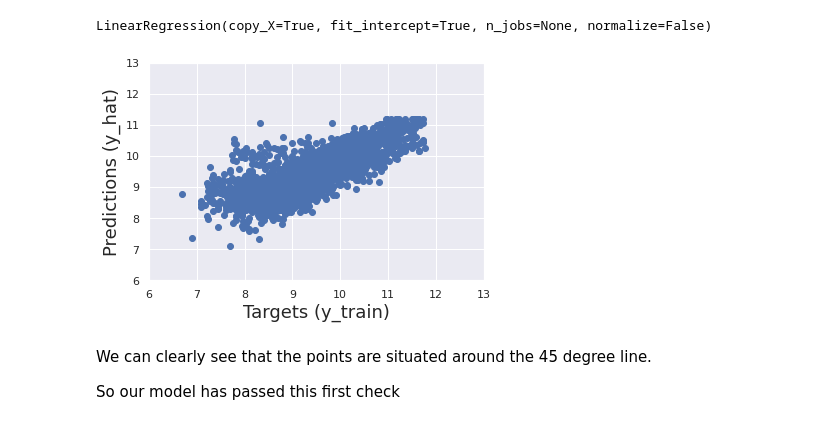
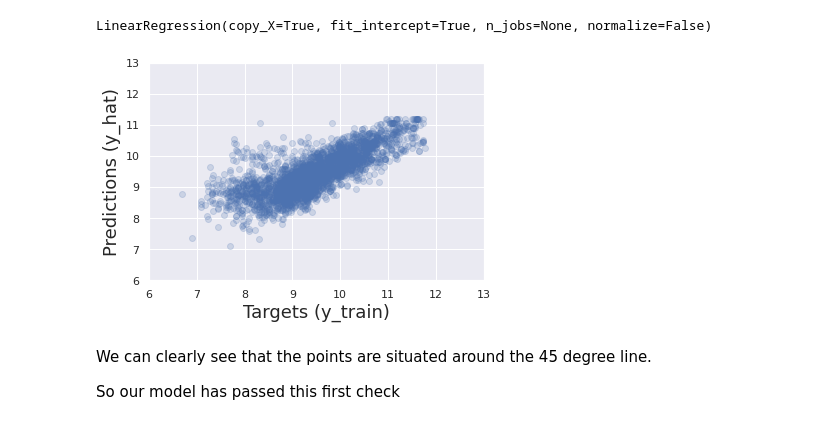
Before and after one commit to fcojquesada/Linear-Regression-Pyhton-Colab, a Jupyter notebook: Practice_Multi_Linear_Regression_Real_Life.ipynb, the cells around one changed output. Cells and saved outputs as stored; diff of their text form; code cells hidden in the pictures.

```diff
--- a/Practice_Multi_Linear_Regression_Real_Life.ipynb
+++ b/Practice_Multi_Linear_Regression_Real_Life.ipynb
@@ -477,14 +477,14 @@ LinearRegression(copy_X=True, fit_intercept=True, n_jobs=None, normalize=False)
 # %%
 y_hat = reg.predict(x_train)
 # %%
-plt.scatter(y_train,y_hat)
+plt.scatter(y_train,y_hat,alpha=0.2)
 plt.xlabel('Targets (y_train)', size=18)
 plt.ylabel('Predictions (y_hat)', size=18)
 plt.xlim(6,13)
 plt.ylim(6,13)
 plt.show()
 # %% [output]
-[figure, old version]
+[figure, new version]
 # %% [markdown]
 We can clearly see that the points are situated around the 45 degree line.
 
```
Also changed, not shown: parts of 19 cells of this notebook.
